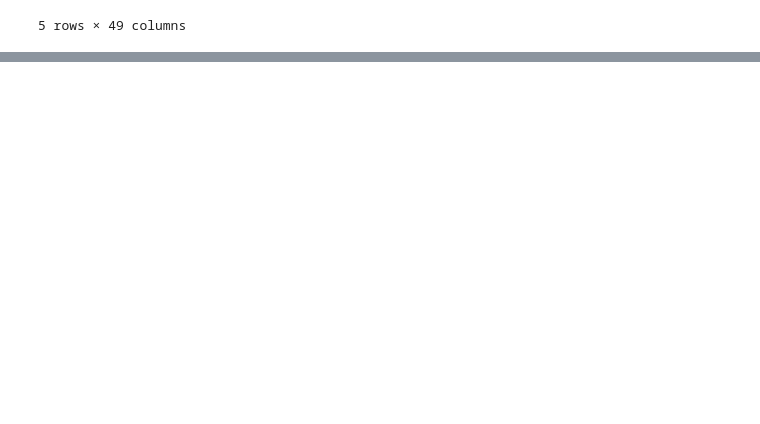
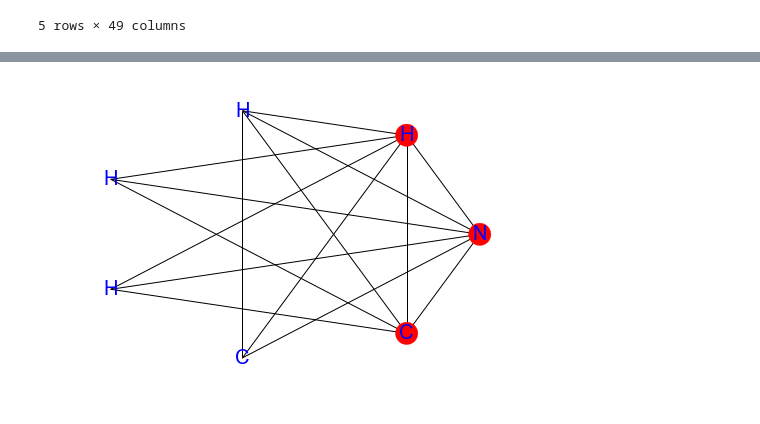
Before and after one commit to SilviaAmAm/trainingNN, a Jupyter notebook: notebooks/PFA_analysis.ipynb, the cells around one changed output, grey strips where cells are left out. Saved outputs shown, nothing was run; the diff lists cells and outputs as text; code cells hidden in the pictures; blank space fills up the shorter version.

```diff
--- a/notebooks/PFA_analysis.ipynb
+++ b/notebooks/PFA_analysis.ipynb
@@ -31,0 +132,29 @@ print eig_vecs.shape
+# %%
+import networkx as nx
+graph2 = nx.from_numpy_matrix(cm_sq, parallel_edges=False)
+print graph2
+pos = {}
+for i in range(7):
+    x_point = 0.6*np.cos((i+1)*2*np.pi/7)
+    y_point = 0.6*np.sin((i+1)*2*np.pi/7)
+    pos[i] = np.array([x_point, y_point])
+labels = {}
+labels[0] = 'H'
+labels[1] = 'H'
+labels[2] = 'H'
+labels[3] = 'H'
+labels[4] = 'C'
+labels[5] = 'C'
+labels[6] = 'N'
+node_size = np.zeros(7)
+for i in range(7):
+    node_size[i] =  abs(graph2[i][i]['weight'])*500
+nx.draw_networkx_nodes(graph2, pos, node_size=node_size)
+nx.draw_networkx_labels(graph2, pos, labels=labels, font_size=20, font_family='sans-serif', font_color='blue')
+# edges
+edgewidth = [d['weight'] for (u, v, d) in graph2.edges(data=True)]
+nx.draw_networkx_edges(graph2, pos, width=edgewidth)
+plt.axis('off')
+plt.show()
+# %% [output]
+[figure, added]
```
Also changed, not shown: parts of 12 cells of this notebook.
